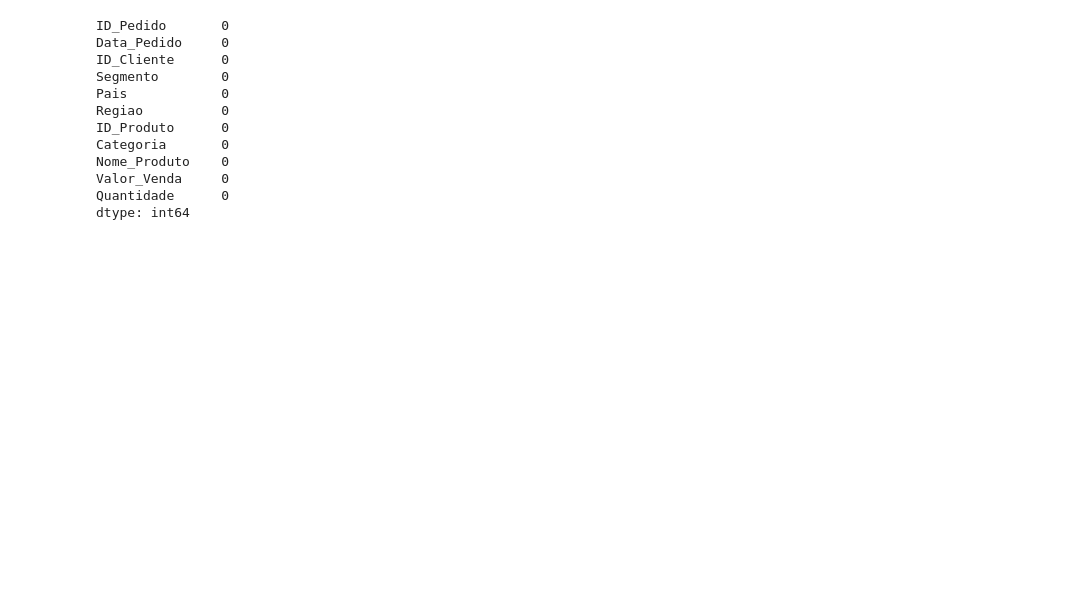
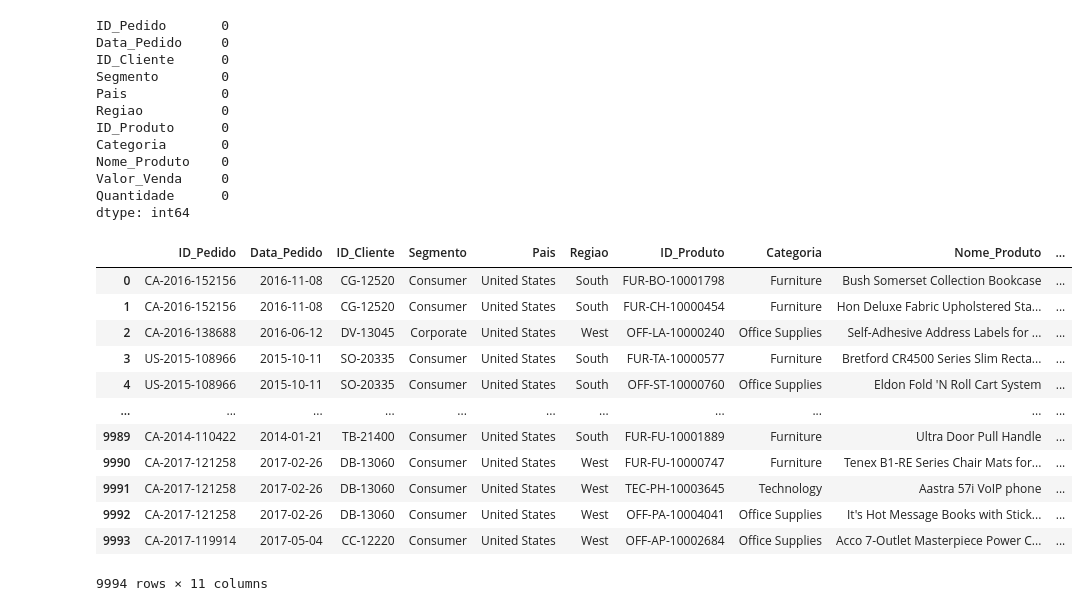
Before and after one commit to Robert-FM/curso_de_dados, a Jupyter notebook: Cap-010.ipynb, the cells around one changed output. Drawn from its saved outputs; the diff is of its cells as text; code cells hidden in the pictures; blank space fills up the shorter version.

```diff
--- a/Cap-010.ipynb
+++ b/Cap-010.ipynb
@@ -343,3 +343,19 @@ Nome_Produto    0
 Valor_Venda     0
 Quantidade      0
 dtype: int64
+# %%
+dsa_df
+# %% [output]
+|  | ID_Pedido | Data_Pedido | ID_Cliente | Segmento | Pais | Regiao | ID_Produto | Categoria | Nome_Produto | ... |
+| 0 | CA-2016-152156 | 2016-11-08 | CG-12520 | Consumer | United States | South | FUR-BO-10001798 | Furniture | Bush Somerset Collection Bookcase | ... |
+| 1 | CA-2016-152156 | 2016-11-08 | CG-12520 | Consumer | United States | South | FUR-CH-10000454 | Furniture | Hon Deluxe Fabric Upholstered Sta... | ... |
+| 2 | CA-2016-138688 | 2016-06-12 | DV-13045 | Corporate | United States | West | OFF-LA-10000240 | Office Supplies | Self-Adhesive Address Labels for ... | ... |
+| 3 | US-2015-108966 | 2015-10-11 | SO-20335 | Consumer | United States | South | FUR-TA-10000577 | Furniture | Bretford CR4500 Series Slim Recta... | ... |
+| 4 | US-2015-108966 | 2015-10-11 | SO-20335 | Consumer | United States | South | OFF-ST-10000760 | Office Supplies | Eldon Fold 'N Roll Cart System | ... |
+| ... | ... | ... | ... | ... | ... | ... | ... | ... | ... | ... |
+| 9989 | CA-2014-110422 | 2014-01-21 | TB-21400 | Consumer | United States | South | FUR-FU-10001889 | Furniture | Ultra Door Pull Handle | ... |
+| 9990 | CA-2017-121258 | 2017-02-26 | DB-13060 | Consumer | United States | West | FUR-FU-10000747 | Furniture | Tenex B1-RE Series Chair Mats for... | ... |
+| 9991 | CA-2017-121258 | 2017-02-26 | DB-13060 | Consumer | United States | West | TEC-PH-10003645 | Technology | Aastra 57i VoIP phone | ... |
+| 9992 | CA-2017-121258 | 2017-02-26 | DB-13060 | Consumer | United States | West | OFF-PA-10004041 | Office Supplies | It's Hot Message Books with Stick... | ... |
+| 9993 | CA-2017-119914 | 2017-05-04 | CC-12220 | Consumer | United States | West | OFF-AP-10002684 | Office Supplies | Acco 7-Outlet Masterpiece Power C... | ... |
+9994 rows × 11 columns
```
Also changed, not shown: parts of 17 cells of this notebook.
